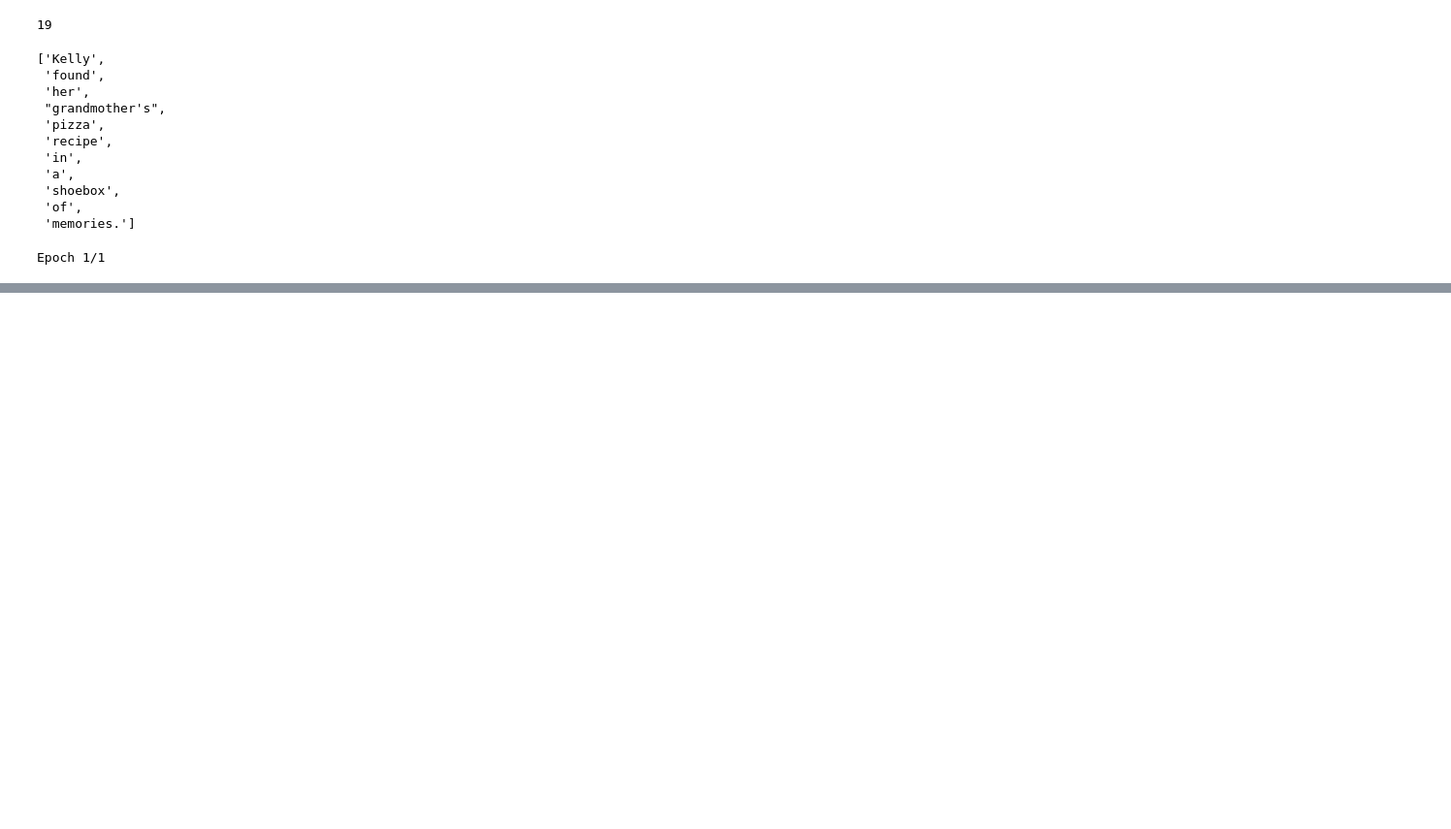
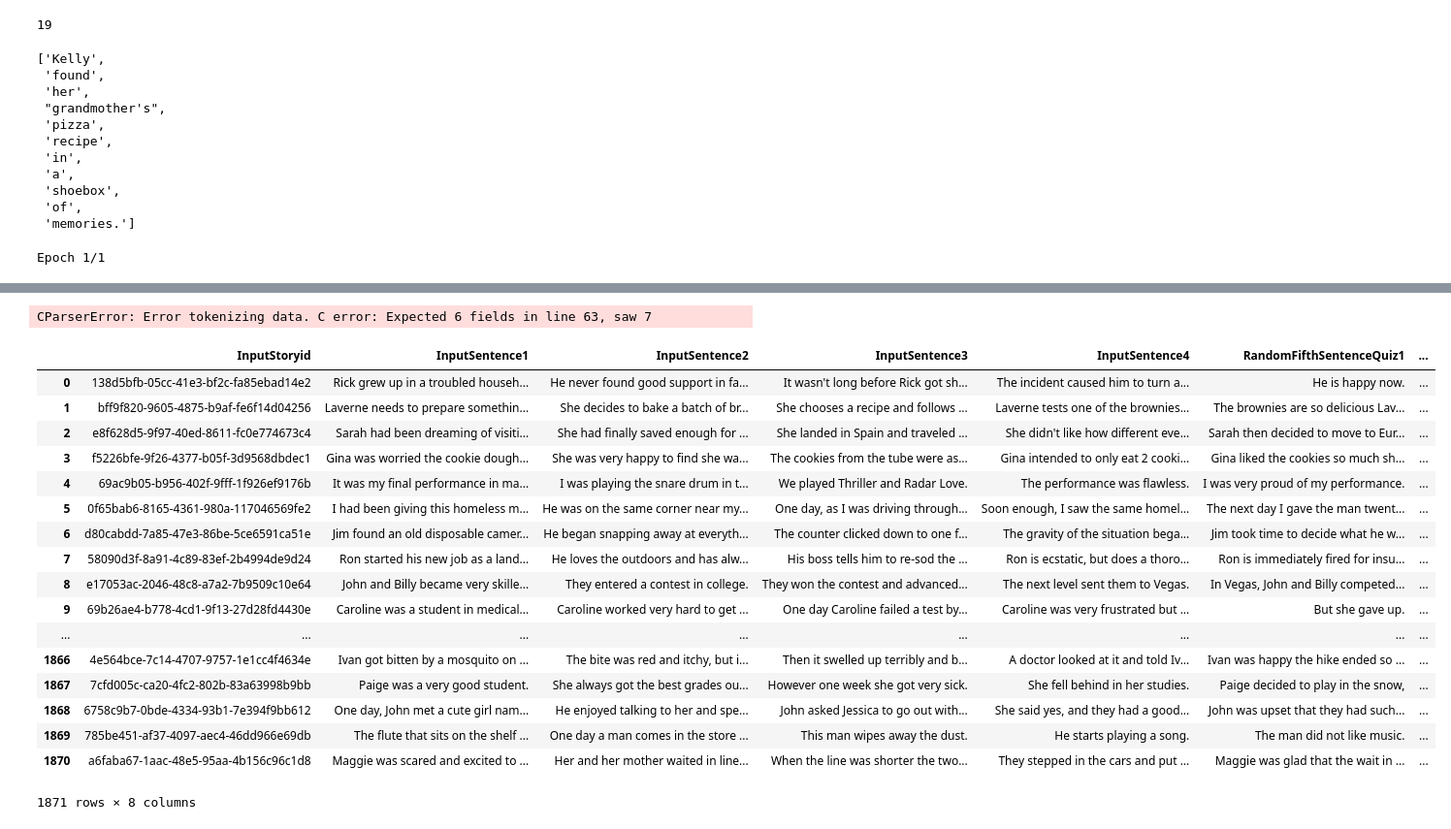
Before and after one commit to DecstionBack/story_cloze_test, a Jupyter notebook: notebook/sandbox.ipynb, the cells around one changed output, grey strips where cells are left out. Shown at 97% size. Saved outputs shown, nothing was run; the diff lists cells and outputs as text; code cells hidden in the pictures; blank space fills up the shorter version.

```diff
--- a/notebook/sandbox.ipynb
+++ b/notebook/sandbox.ipynb
@@ -304,0 +332,25 @@ Epoch 1/1
+# %%
+df = pd.read_csv('../data/storydata_all.csv')
+# %% [output]
+CParserError: Error tokenizing data. C error: Expected 6 fields in line 63, saw 7
+# %%
+df
+# %% [output]
+|  | InputStoryid | InputSentence1 | InputSentence2 | InputSentence3 | InputSentence4 | RandomFifthSentenceQuiz1 | ... |
+| 0 | 138d5bfb-05cc-41e3-bf2c-fa85ebad14e2 | Rick grew up in a troubled househ... | He never found good support in fa... | It wasn't long before Rick got sh... | The incident caused him to turn a... | He is happy now. | ... |
+| 1 | bff9f820-9605-4875-b9af-fe6f14d04256 | Laverne needs to prepare somethin... | She decides to bake a batch of br... | She chooses a recipe and follows ... | Laverne tests one of the brownies... | The brownies are so delicious Lav... | ... |
+| 2 | e8f628d5-9f97-40ed-8611-fc0e774673c4 | Sarah had been dreaming of visiti... | She had finally saved enough for ... | She landed in Spain and traveled ... | She didn't like how different eve... | Sarah then decided to move to Eur... | ... |
+| 3 | f5226bfe-9f26-4377-b05f-3d9568dbdec1 | Gina was worried the cookie dough... | She was very happy to find she wa... | The cookies from the tube were as... | Gina intended to only eat 2 cooki... | Gina liked the cookies so much sh... | ... |
+| 4 | 69ac9b05-b956-402f-9fff-1f926ef9176b | It was my final performance in ma... | I was playing the snare drum in t... | We played Thriller and Radar Love. | The performance was flawless. | I was very proud of my performance. | ... |
+| 5 | 0f65bab6-8165-4361-980a-117046569fe2 | I had been giving this homeless m... | He was on the same corner near my... | One day, as I was driving through... | Soon enough, I saw the same homel... | The next day I gave the man twent... | ... |
+| 6 | d80cabdd-7a85-47e3-86be-5ce6591ca51e | Jim found an old disposable camer... | He began snapping away at everyth... | The counter clicked down to one f... | The gravity of the situation bega... | Jim took time to decide what he w... | ... |
+| 7 | 58090d3f-8a91-4c89-83ef-2b4994de9d24 | Ron started his new job as a land... | He loves the outdoors and has alw... | His boss tells him to re-sod the ... | Ron is ecstatic, but does a thoro... | Ron is immediately fired for insu... | ... |
+| 8 | e17053ac-2046-48c8-a7a2-7b9509c10e64 | John and Billy became very skille... | They entered a contest in college. | They won the contest and advanced... | The next level sent them to Vegas. | In Vegas, John and Billy competed... | ... |
+| 9 | 69b26ae4-b778-4cd1-9f13-27d28fd4430e | Caroline was a student in medical... | Caroline worked very hard to get ... | One day Caroline failed a test by... | Caroline was very frustrated but ... | But she gave up. | ... |
+| ... | ... | ... | ... | ... | ... | ... | ... |
+| 1866 | 4e564bce-7c14-4707-9757-1e1cc4f4634e | Ivan got bitten by a mosquito on ... | The bite was red and itchy, but i... | Then it swelled up terribly and b... | A doctor looked at it and told Iv... | Ivan was happy the hike ended so ... | ... |
+| 1867 | 7cfd005c-ca20-4fc2-802b-83a63998b9bb | Paige was a very good student. | She always got the best grades ou... | However one week she got very sick. | She fell behind in her studies. | Paige decided to play in the snow, | ... |
+| 1868 | 6758c9b7-0bde-4334-93b1-7e394f9bb612 | One day, John met a cute girl nam... | He enjoyed talking to her and spe... | John asked Jessica to go out with... | She said yes, and they had a good... | John was upset that they had such... | ... |
+| 1869 | 785be451-af37-4097-aec4-46dd966e69db | The flute that sits on the shelf ... | One day a man comes in the store ... | This man wipes away the dust. | He starts playing a song. | The man did not like music. | ... |
+| 1870 | a6faba67-1aac-48e5-95aa-4b156c96c1d8 | Maggie was scared and excited to ... | Her and her mother waited in line... | When the line was shorter the two... | They stepped in the cars and put ... | Maggie was glad that the wait in ... | ... |
+1871 rows × 8 columns
```
Also changed, not shown: parts of 3 cells of this notebook, 1 other file.
